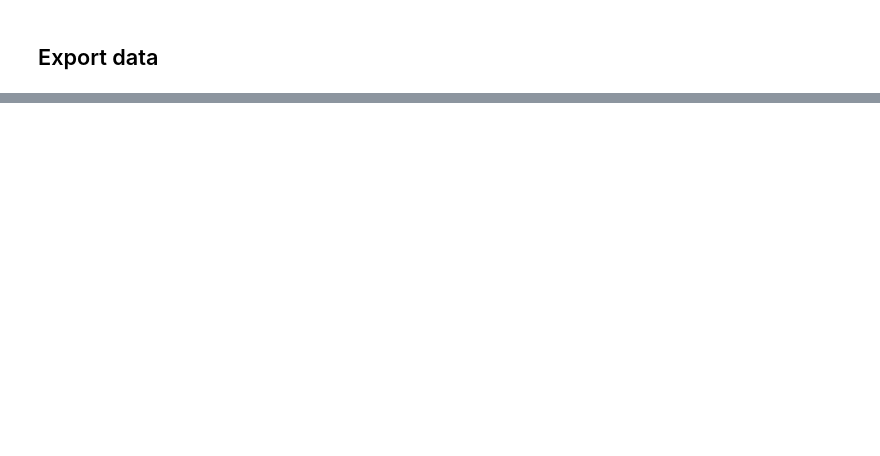
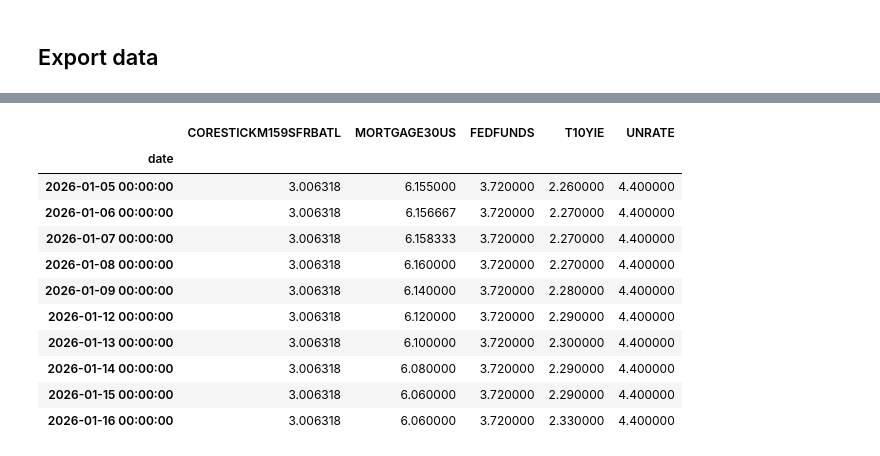
Before and after one commit to bgoetz-perso/practical-python-for-time-series-analysis-5452014, a Jupyter notebook: notebooks/CH01_Join/Start.ipynb, the cells around one changed output, grey strips where cells are left out. Drawn from its saved outputs; the diff is of its cells as text; code cells hidden in the pictures; blank space fills up the shorter version.

```diff
--- a/notebooks/CH01_Join/Start.ipynb
+++ b/notebooks/CH01_Join/Start.ipynb
@@ -165,0 +176,28 @@ FileNotFoundError: [Errno 2] No such file or directory: '../../data/FRED/CORESTI
+# %%
+# change the name of the index
+df.index.name = 'date'
+
+# rename the columns
+df.rename(columns={
+    'CORESTICKM159SFRBATL':'CPI',
+    'MORTGAGE30US':'MR30',
+    'FEDFUNDS':'FFR',
+    'T10YIE':'INF10',
+    'UNRATE':'UNRT'
+})
+
+# check the dataframe
+df.tail(10).style
+# %% [output]
+|  | CORESTICKM159SFRBATL | MORTGAGE30US | FEDFUNDS | T10YIE | UNRATE |
+| date |  |  |  |  |  |
+| 2026-01-05 00:00:00 | 3.006318 | 6.155000 | 3.720000 | 2.260000 | 4.400000 |
+| 2026-01-06 00:00:00 | 3.006318 | 6.156667 | 3.720000 | 2.270000 | 4.400000 |
+| 2026-01-07 00:00:00 | 3.006318 | 6.158333 | 3.720000 | 2.270000 | 4.400000 |
+| 2026-01-08 00:00:00 | 3.006318 | 6.160000 | 3.720000 | 2.270000 | 4.400000 |
+| 2026-01-09 00:00:00 | 3.006318 | 6.140000 | 3.720000 | 2.280000 | 4.400000 |
+| 2026-01-12 00:00:00 | 3.006318 | 6.120000 | 3.720000 | 2.290000 | 4.400000 |
+| 2026-01-13 00:00:00 | 3.006318 | 6.100000 | 3.720000 | 2.300000 | 4.400000 |
+| 2026-01-14 00:00:00 | 3.006318 | 6.080000 | 3.720000 | 2.290000 | 4.400000 |
+| 2026-01-15 00:00:00 | 3.006318 | 6.060000 | 3.720000 | 2.290000 | 4.400000 |
+| 2026-01-16 00:00:00 | 3.006318 | 6.060000 | 3.720000 | 2.330000 | 4.400000 |
```
Also changed, not shown: parts of 33 cells of this notebook.
